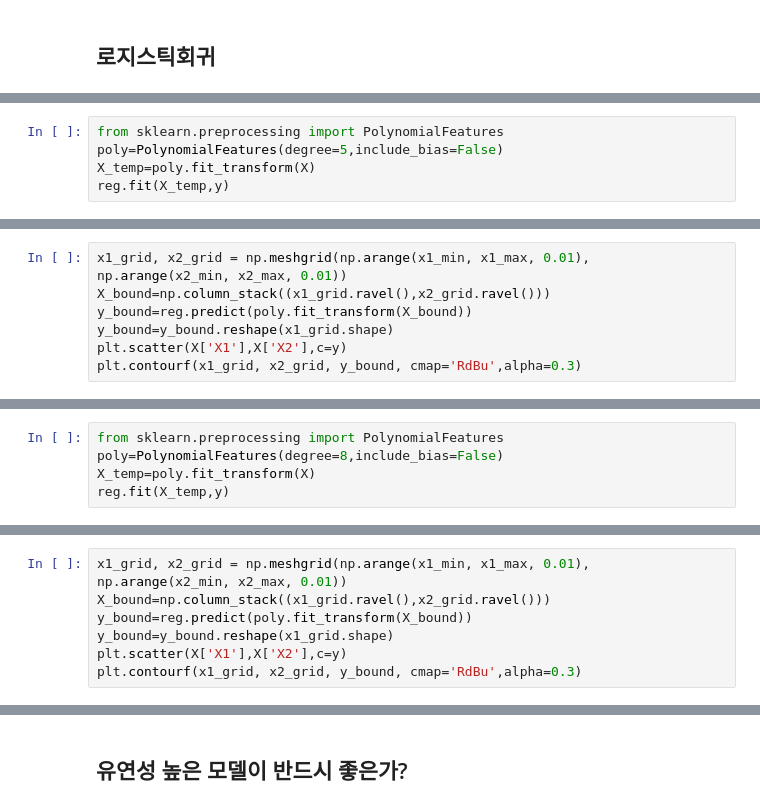
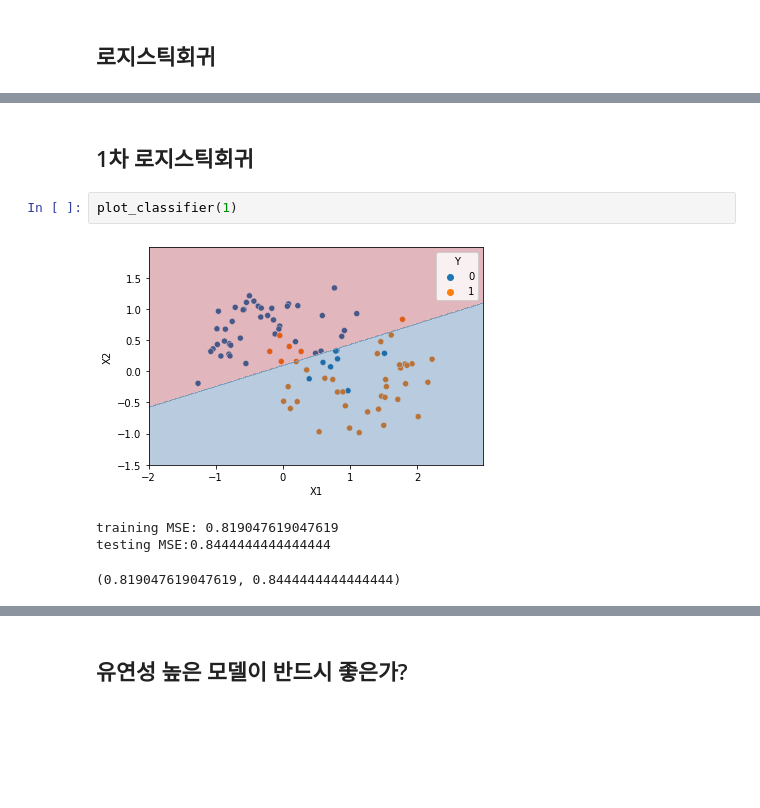
Before and after one commit to ralbu85/DataScience_2022S, a Jupyter notebook: 05_2_일반화와과적합_분류.ipynb, the cells around one changed output, grey strips where cells are left out. Drawn from its saved outputs; the diff is of its cells as text; blank space fills up the shorter version.

```diff
--- a/05_2_일반화와과적합_분류.ipynb
+++ b/05_2_일반화와과적합_분류.ipynb
@@ -87,5 +39,0 @@ plt.contourf(x1_grid, x2_grid, y_bound, cmap='RdBu',alpha=0.3)
-# %%
-from sklearn.preprocessing import PolynomialFeatures
-poly=PolynomialFeatures(degree=5,include_bias=False)
-X_temp=poly.fit_transform(X)
-reg.fit(X_temp,y)
@@ -94,7 +39,0 @@ LogisticRegression()
-# %%
-x1_grid, x2_grid = np.meshgrid(np.arange(x1_min, x1_max, 0.01), np.arange(x2_min, x2_max, 0.01))
-X_bound=np.column_stack((x1_grid.ravel(),x2_grid.ravel()))
-y_bound=reg.predict(poly.fit_transform(X_bound))
-y_bound=y_bound.reshape(x1_grid.shape)
-plt.scatter(X['X1'],X['X2'],c=y)
-plt.contourf(x1_grid, x2_grid, y_bound, cmap='RdBu',alpha=0.3)
@@ -106,5 +39,0 @@ plt.contourf(x1_grid, x2_grid, y_bound, cmap='RdBu',alpha=0.3)
-# %%
-from sklearn.preprocessing import PolynomialFeatures
-poly=PolynomialFeatures(degree=8,include_bias=False)
-X_temp=poly.fit_transform(X)
-reg.fit(X_temp,y)
@@ -113,7 +39,0 @@ LogisticRegression()
-# %%
-x1_grid, x2_grid = np.meshgrid(np.arange(x1_min, x1_max, 0.01), np.arange(x2_min, x2_max, 0.01))
-X_bound=np.column_stack((x1_grid.ravel(),x2_grid.ravel()))
-y_bound=reg.predict(poly.fit_transform(X_bound))
-y_bound=y_bound.reshape(x1_grid.shape)
-plt.scatter(X['X1'],X['X2'],c=y)
-plt.contourf(x1_grid, x2_grid, y_bound, cmap='RdBu',alpha=0.3)
@@ -122,0 +85,9 @@ plt.contourf(x1_grid, x2_grid, y_bound, cmap='RdBu',alpha=0.3)
+# %% [markdown]
+## 1차 로지스틱회귀
+# %%
+plot_classifier(1)
+# %% [output]
+[figure, added]
+training MSE: 0.819047619047619
+testing MSE:0.8444444444444444
+(0.819047619047619, 0.8444444444444444)
```
Also changed, not shown: parts of 41 cells of this notebook, 3 other files.
